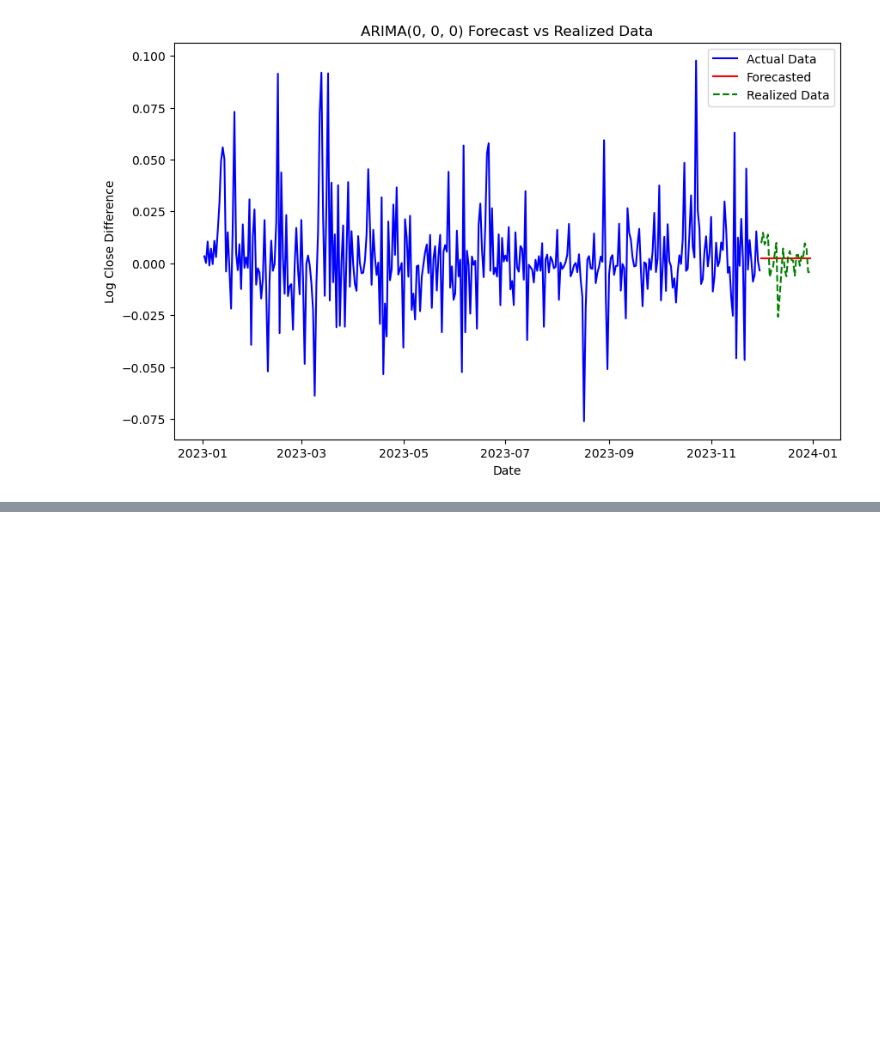
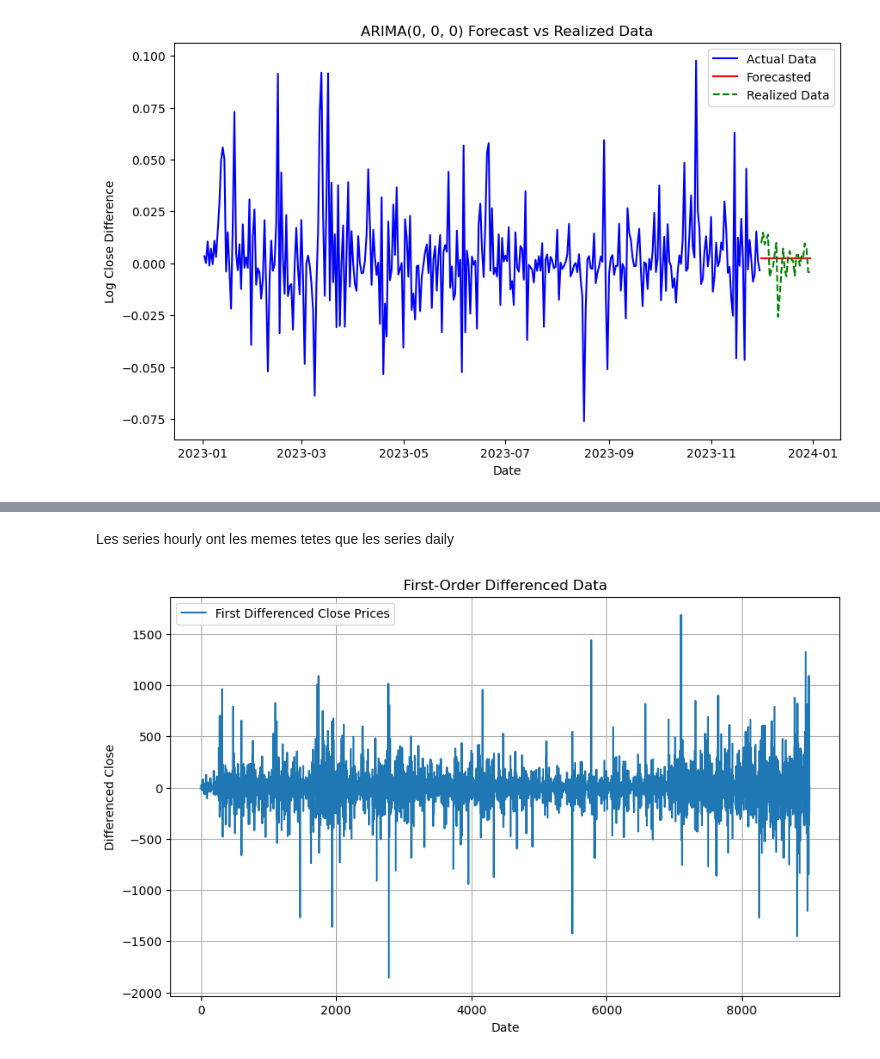
Before and after one commit to willyafalin/cryptocurrency_prediction, a Jupyter notebook: arma-hourly.ipynb, the cells around one changed output, grey strips where cells are left out. Saved outputs shown, nothing was run; the diff lists cells and outputs as text; code cells hidden in the pictures; blank space fills up the shorter version.

```diff
--- a/arma-hourly.ipynb
+++ b/arma-hourly.ipynb
@@ -472,0 +519,19 @@ plt.show()
+# %% [markdown]
+Les series hourly ont les memes tetes que les series daily
+# %%
+# Cette fois ci, avec le First differencing, on obtient une serie qui a l'air stationnaire
+
+# Apply first-order differencing
+data['close_diff'] = data['close'].diff()
+
+# Plot the differenced data
+plt.figure(figsize=(10, 6))
+plt.plot(data.index, data['close_diff'], label='First Differenced Close Prices')
+plt.title('First-Order Differenced Data')
+plt.xlabel('Date')
+plt.ylabel('Differenced Close')
+plt.legend()
+plt.grid()
+plt.show()
+# %% [output]
+[figure, added]
```
Also changed, not shown: parts of 23 cells of this notebook.
